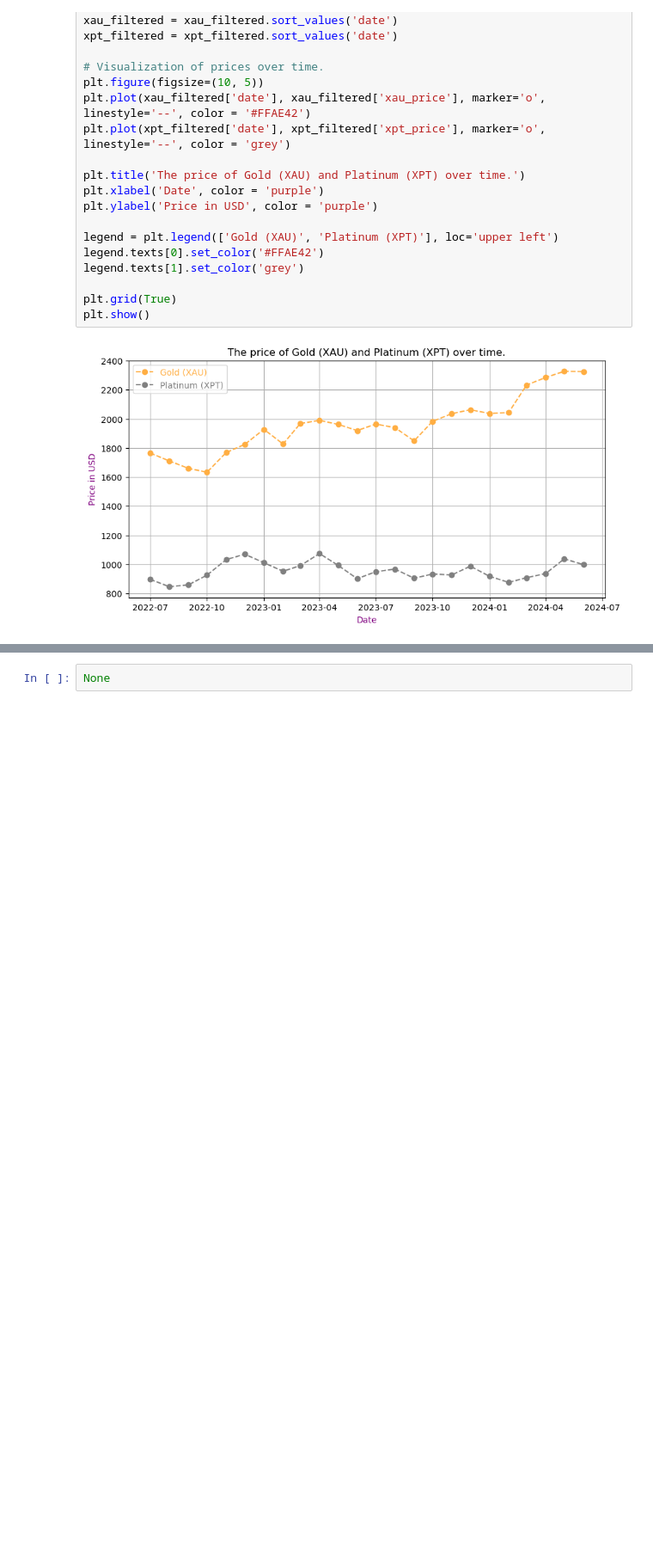
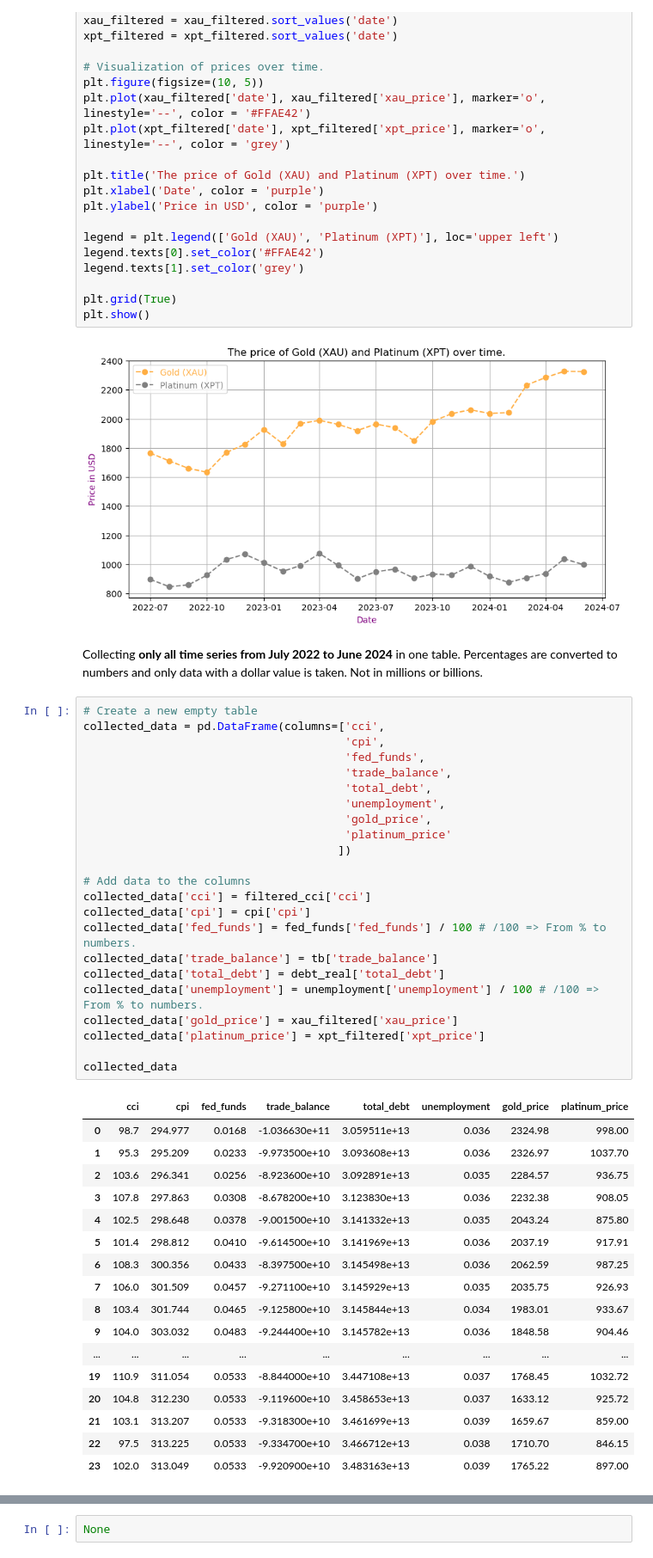
Before and after one commit to Engineer194/Macroeconomic-Analysis-of-the-US-Economy---Part-1, a Jupyter notebook: DATA_Project_v.1.ipynb, the cells around one changed output, grey strips where cells are left out. Shown: that part at 86% size. Drawn from its saved outputs; the diff is of its cells as text; blank space fills up the shorter version.

```diff
--- a/DATA_Project_v.1.ipynb
+++ b/DATA_Project_v.1.ipynb
@@ -633,4 +635,47 @@ plt.grid(True)
 plt.show()
 # %% [output]
 [figure]
+# %% [markdown]
+Collecting **only all time series from July 2022 to June 2024** in one table. Percentages are converted to numbers and only data with a dollar value is taken. Not in millions or billions.
+# %%
+# Create a new empty table
+collected_data = pd.DataFrame(columns=['cci',
+                                       'cpi',
+                                       'fed_funds',
+                                       'trade_balance',
+                                       'total_debt',
+                                       'unemployment',
+                                       'gold_price',
+                                       'platinum_price'
+                                      ])
+
+# Add data to the columns
+collected_data['cci'] = filtered_cci['cci']
+collected_data['cpi'] = cpi['cpi']
+collected_data['fed_funds'] = fed_funds['fed_funds'] / 100 # /100 => From % to numbers.
+collected_data['trade_balance'] = tb['trade_balance']
+collected_data['total_debt'] = debt_real['total_debt']
+collected_data['unemployment'] = unemployment['unemployment'] / 100 # /100 => From % to numbers.
+collected_data['gold_price'] = xau_filtered['xau_price']
+collected_data['platinum_price'] = xpt_filtered['xpt_price']
+
+collected_data
+# %% [output]
+|  | cci | cpi | fed_funds | trade_balance | total_debt | unemployment | gold_price | platinum_price |
+| 0 | 98.7 | 294.977 | 0.0168 | -1.036630e+11 | 3.059511e+13 | 0.036 | 2324.98 | 998.00 |
+| 1 | 95.3 | 295.209 | 0.0233 | -9.973500e+10 | 3.093608e+13 | 0.036 | 2326.97 | 1037.70 |
+| 2 | 103.6 | 296.341 | 0.0256 | -8.923600e+10 | 3.092891e+13 | 0.035 | 2284.57 | 936.75 |
+| 3 | 107.8 | 297.863 | 0.0308 | -8.678200e+10 | 3.123830e+13 | 0.036 | 2232.38 | 908.05 |
+| 4 | 102.5 | 298.648 | 0.0378 | -9.001500e+10 | 3.141332e+13 | 0.035 | 2043.24 | 875.80 |
+| 5 | 101.4 | 298.812 | 0.0410 | -9.614500e+10 | 3.141969e+13 | 0.036 | 2037.19 | 917.91 |
+| 6 | 108.3 | 300.356 | 0.0433 | -8.397500e+10 | 3.145498e+13 | 0.036 | 2062.59 | 987.25 |
+| 7 | 106.0 | 301.509 | 0.0457 | -9.271100e+10 | 3.145929e+13 | 0.035 | 2035.75 | 926.93 |
+| 8 | 103.4 | 301.744 | 0.0465 | -9.125800e+10 | 3.145844e+13 | 0.034 | 1983.01 | 933.67 |
+| 9 | 104.0 | 303.032 | 0.0483 | -9.244400e+10 | 3.145782e+13 | 0.036 | 1848.58 | 904.46 |
+| ... | ... | ... | ... | ... | ... | ... | ... | ... |
+| 19 | 110.9 | 311.054 | 0.0533 | -8.844000e+10 | 3.447108e+13 | 0.037 | 1768.45 | 1032.72 |
+| 20 | 104.8 | 312.230 | 0.0533 | -9.119600e+10 | 3.458653e+13 | 0.037 | 1633.12 | 925.72 |
+| 21 | 103.1 | 313.207 | 0.0533 | -9.318300e+10 | 3.461699e+13 | 0.039 | 1659.67 | 859.00 |
+| 22 | 97.5 | 313.225 | 0.0533 | -9.334700e+10 | 3.466712e+13 | 0.038 | 1710.70 | 846.15 |
+| 23 | 102.0 | 313.049 | 0.0533 | -9.920900e+10 | 3.483163e+13 | 0.039 | 1765.22 | 897.00 |
 # %% [markdown]
```
Also changed, not shown: parts of 4 cells of this notebook.
